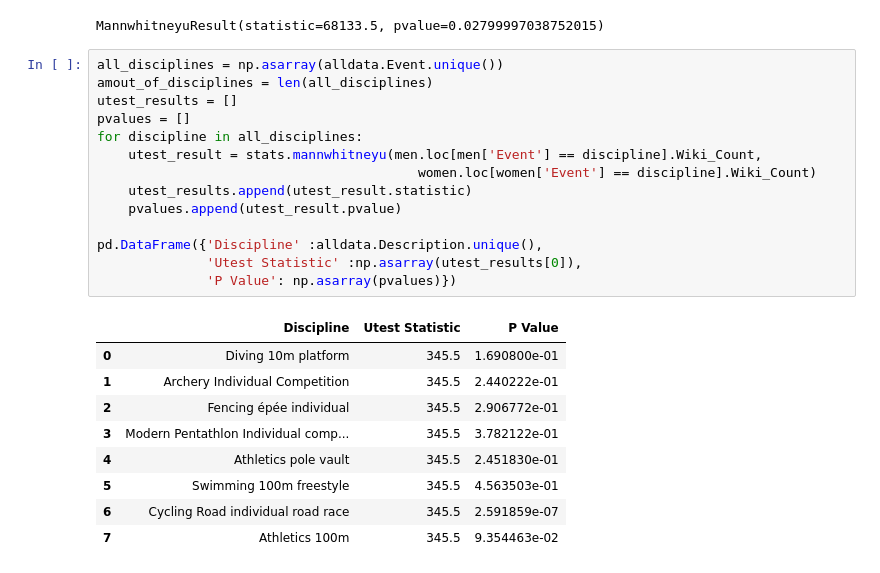
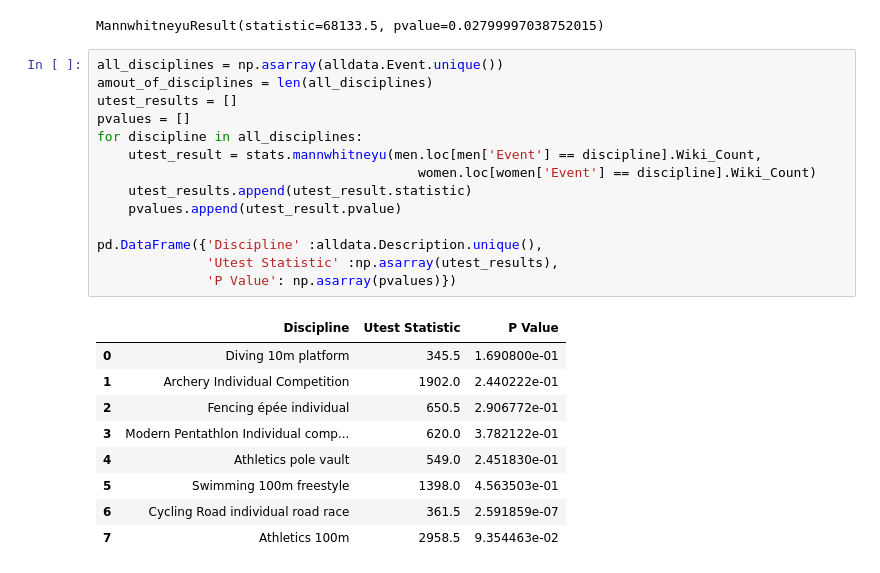
Before and after one commit to Tumbraegel/data-science-project, a Jupyter notebook: Get_Wiki_Count/Data_Analysis.ipynb, the cells around one changed output. Saved outputs shown, nothing was run; the diff lists cells and outputs as text.

```diff
--- a/Get_Wiki_Count/Data_Analysis.ipynb
+++ b/Get_Wiki_Count/Data_Analysis.ipynb
@@ -385,24 +385,24 @@ MannwhitneyuResult(statistic=68133.5, pvalue=0.02799997038752015)
 # %%
 all_disciplines = np.asarray(alldata.Event.unique())
 amout_of_disciplines = len(all_disciplines)
 utest_results = []
 pvalues = []
 for discipline in all_disciplines:
     utest_result = stats.mannwhitneyu(men.loc[men['Event'] == discipline].Wiki_Count,
                                          women.loc[women['Event'] == discipline].Wiki_Count)
     utest_results.append(utest_result.statistic)
     pvalues.append(utest_result.pvalue)
 
 pd.DataFrame({'Discipline' :alldata.Description.unique(),
-              'Utest Statistic' :np.asarray(utest_results[0]),
+              'Utest Statistic' :np.asarray(utest_results),
               'P Value': np.asarray(pvalues)})
 # %% [output]
 |  | Discipline | Utest Statistic | P Value |
 | 0 | Diving 10m platform | 345.5 | 1.690800e-01 |
-| 1 | Archery Individual Competition | 345.5 | 2.440222e-01 |
-| 2 | Fencing épée individual | 345.5 | 2.906772e-01 |
-| 3 | Modern Pentathlon Individual comp... | 345.5 | 3.782122e-01 |
-| 4 | Athletics pole vault | 345.5 | 2.451830e-01 |
-| 5 | Swimming 100m freestyle | 345.5 | 4.563503e-01 |
-| 6 | Cycling Road individual road race | 345.5 | 2.591859e-07 |
-| 7 | Athletics 100m | 345.5 | 9.354463e-02 |
+| 1 | Archery Individual Competition | 1902.0 | 2.440222e-01 |
+| 2 | Fencing épée individual | 650.5 | 2.906772e-01 |
+| 3 | Modern Pentathlon Individual comp... | 620.0 | 3.782122e-01 |
+| 4 | Athletics pole vault | 549.0 | 2.451830e-01 |
+| 5 | Swimming 100m freestyle | 1398.0 | 4.563503e-01 |
+| 6 | Cycling Road individual road race | 361.5 | 2.591859e-07 |
+| 7 | Athletics 100m | 2958.5 | 9.354463e-02 |
```
Also changed, not shown: parts of 2 cells of this notebook.
